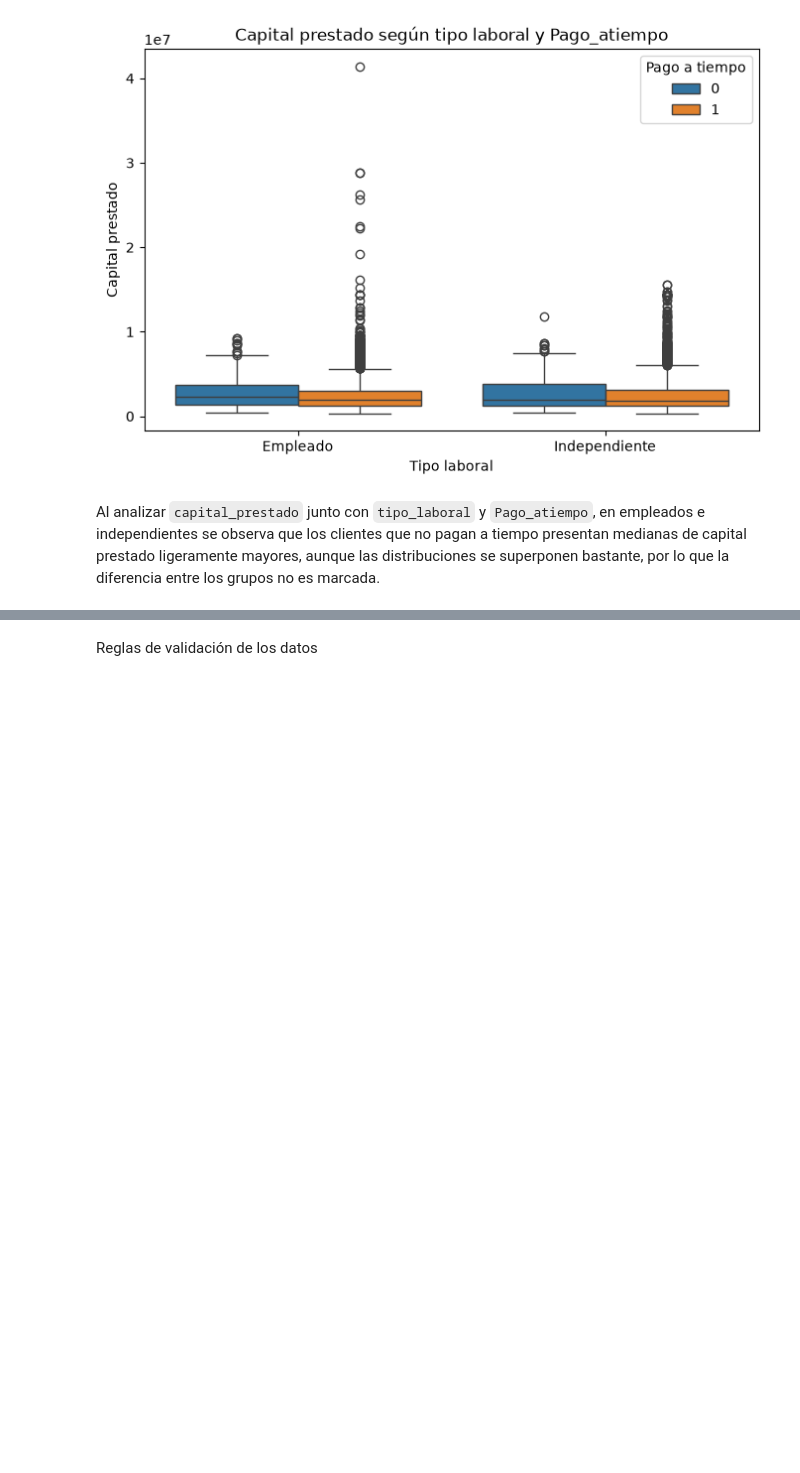
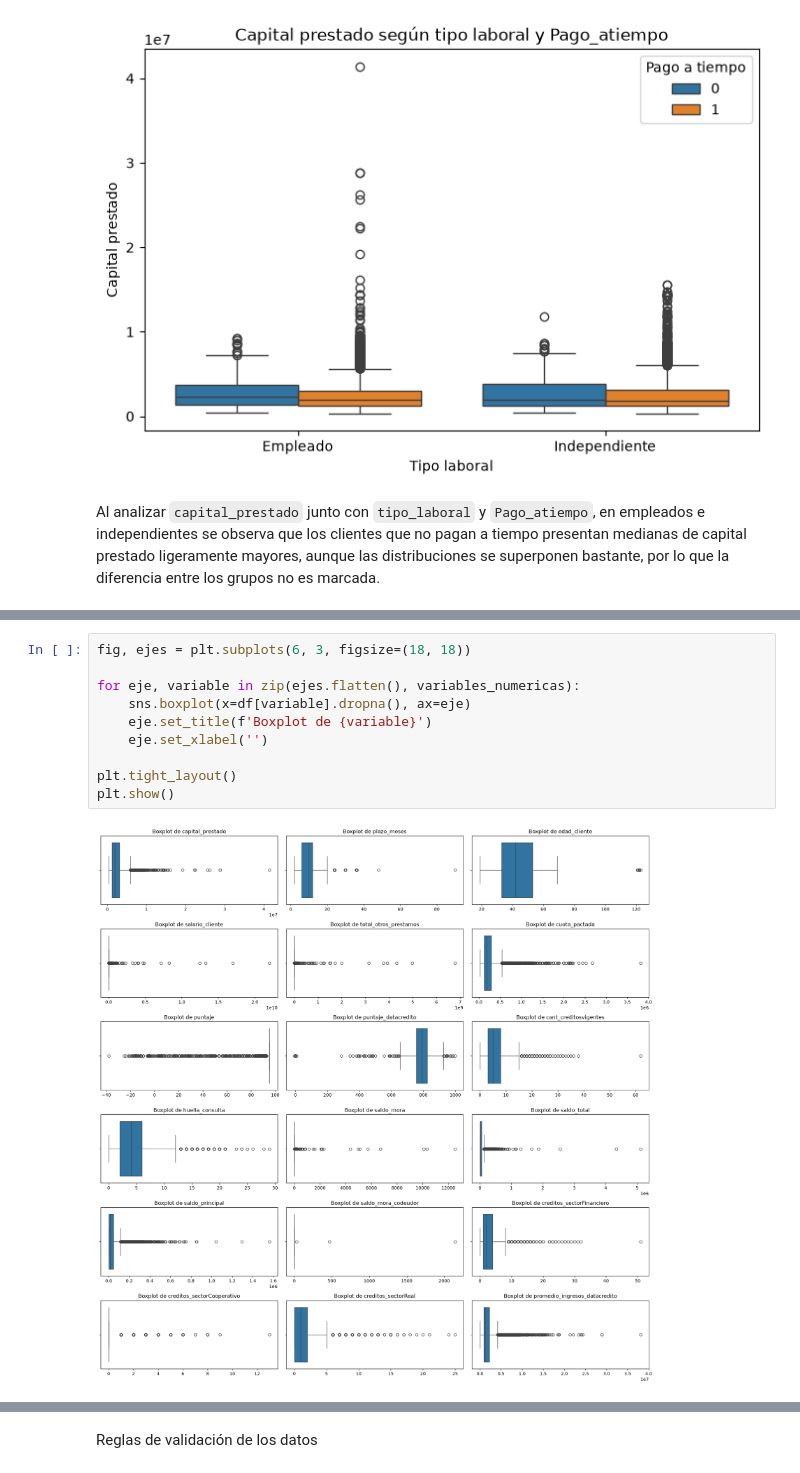
Before and after one commit to angiemartinezob-cell/MLops_repo_AngieMartinez, a Jupyter notebook: mlops_pipeline/eda_analisis.ipynb, the cells around one changed output, grey strips where cells are left out. Cells and saved outputs as stored; diff of their text form; blank space fills up the shorter version.

```diff
--- a/mlops_pipeline/eda_analisis.ipynb
+++ b/mlops_pipeline/eda_analisis.ipynb
@@ -1158,0 +1175,12 @@ Al analizar `capital_prestado` junto con `tipo_laboral` y `Pago_atiempo`, en emp
+# %%
+fig, ejes = plt.subplots(6, 3, figsize=(18, 18))
+
+for eje, variable in zip(ejes.flatten(), variables_numericas):
+    sns.boxplot(x=df[variable].dropna(), ax=eje)
+    eje.set_title(f'Boxplot de {variable}')
+    eje.set_xlabel('')
+
+plt.tight_layout()
+plt.show()
+# %% [output]
+[figure, added]
```
Also changed, not shown: parts of 37 cells of this notebook.
